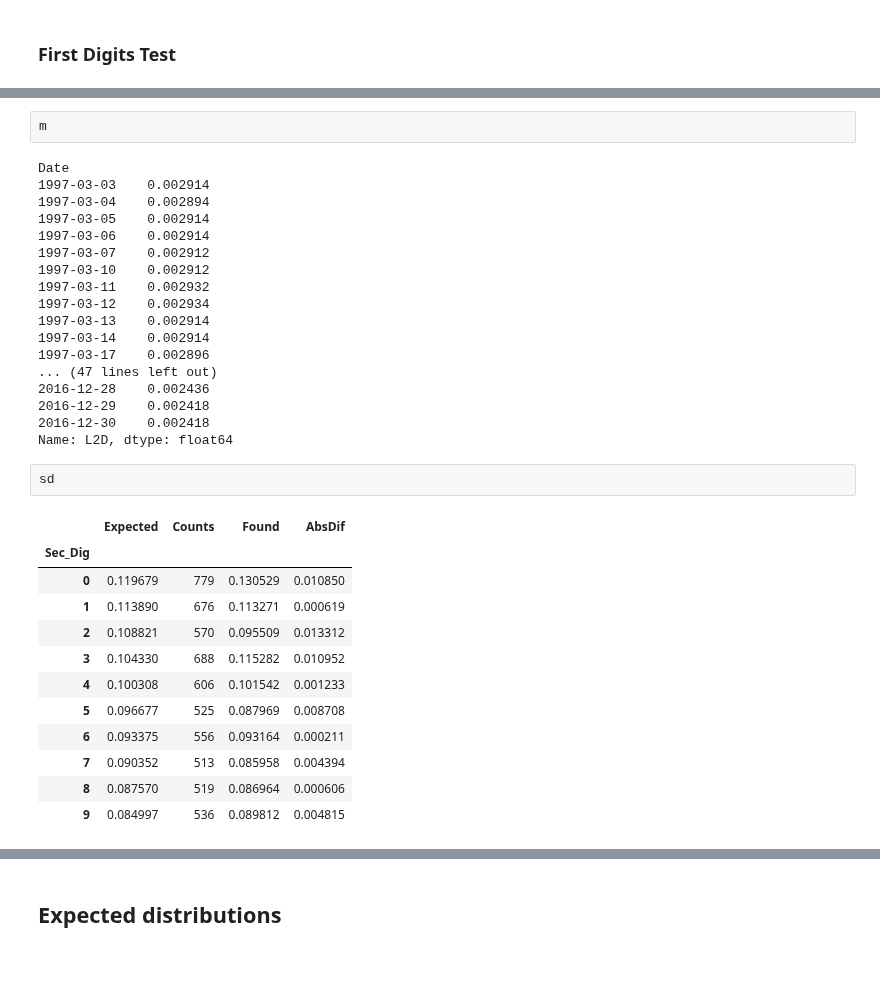
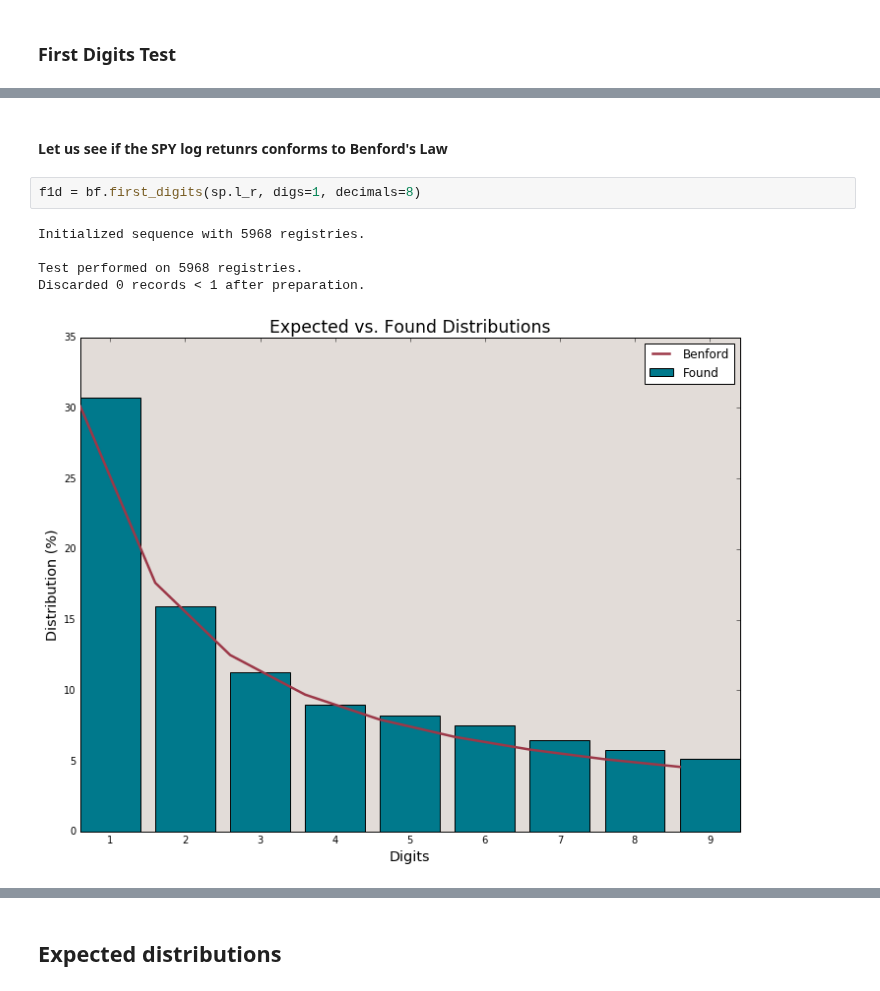
Before and after one commit to milcent/benford_py, a Jupyter notebook: Demo.ipynb, the cells around one changed output, grey strips where cells are left out. Saved outputs shown, nothing was run; the diff lists cells and outputs as text; blank space fills up the shorter version.

```diff
--- a/Demo.ipynb
+++ b/Demo.ipynb
@@ -63,35 +49,10 @@ m = bf.rolling_mad(sp.l_r, 'SD', 1000, dec=8, show_plot=True)
-# %%
-m
-# %% [output]
-Date
-1997-03-03    0.002914
-1997-03-04    0.002894
-1997-03-05    0.002914
-1997-03-06    0.002914
-1997-03-07    0.002912
-1997-03-10    0.002912
-1997-03-11    0.002932
-1997-03-12    0.002934
-1997-03-13    0.002914
-1997-03-14    0.002914
-1997-03-17    0.002896
-... (47 lines left out)
-2016-12-28    0.002436
-2016-12-29    0.002418
-2016-12-30    0.002418
-Name: L2D, dtype: float64
-# %%
-sd
-# %% [output]
-|  | Expected | Counts | Found | AbsDif |
-| Sec_Dig |  |  |  |  |
-| 0 | 0.119679 | 779 | 0.130529 | 0.010850 |
-| 1 | 0.113890 | 676 | 0.113271 | 0.000619 |
-| 2 | 0.108821 | 570 | 0.095509 | 0.013312 |
-| 3 | 0.104330 | 688 | 0.115282 | 0.010952 |
-| 4 | 0.100308 | 606 | 0.101542 | 0.001233 |
-| 5 | 0.096677 | 525 | 0.087969 | 0.008708 |
-| 6 | 0.093375 | 556 | 0.093164 | 0.000211 |
-| 7 | 0.090352 | 513 | 0.085958 | 0.004394 |
-| 8 | 0.087570 | 519 | 0.086964 | 0.000606 |
-| 9 | 0.084997 | 536 | 0.089812 | 0.004815 |
+# %% [markdown]
+#### Let us see if the SPY log retunrs conforms to Benford's Law
+# %%
+f1d = bf.first_digits(sp.l_r, digs=1, decimals=8)
+# %% [output]
+Initialized sequence with 5968 registries.
+
+Test performed on 5968 registries.
+Discarded 0 records < 1 after preparation.
+[figure, added]
```
Also changed, not shown: parts of 9 cells of this notebook, 1 other file.
